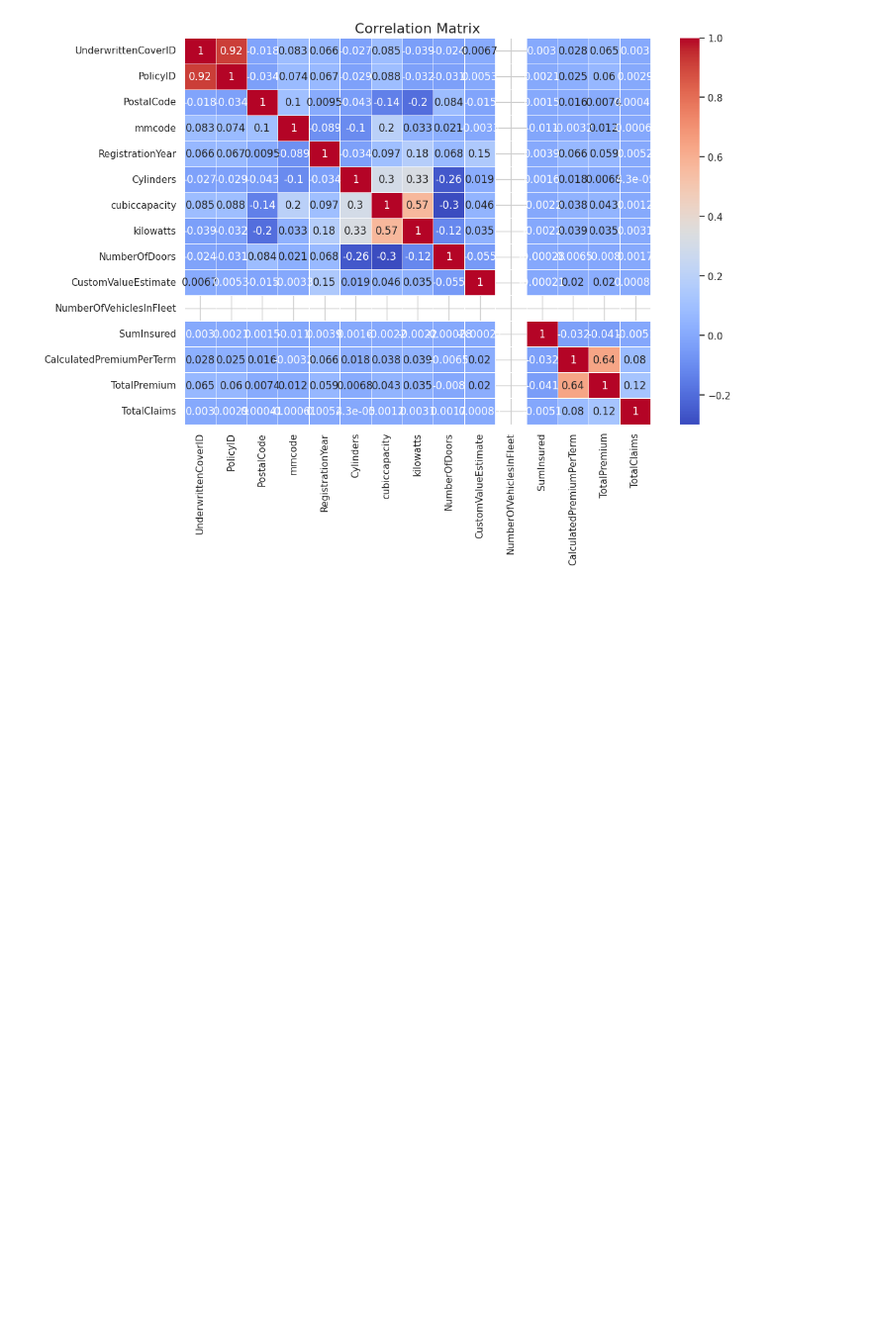
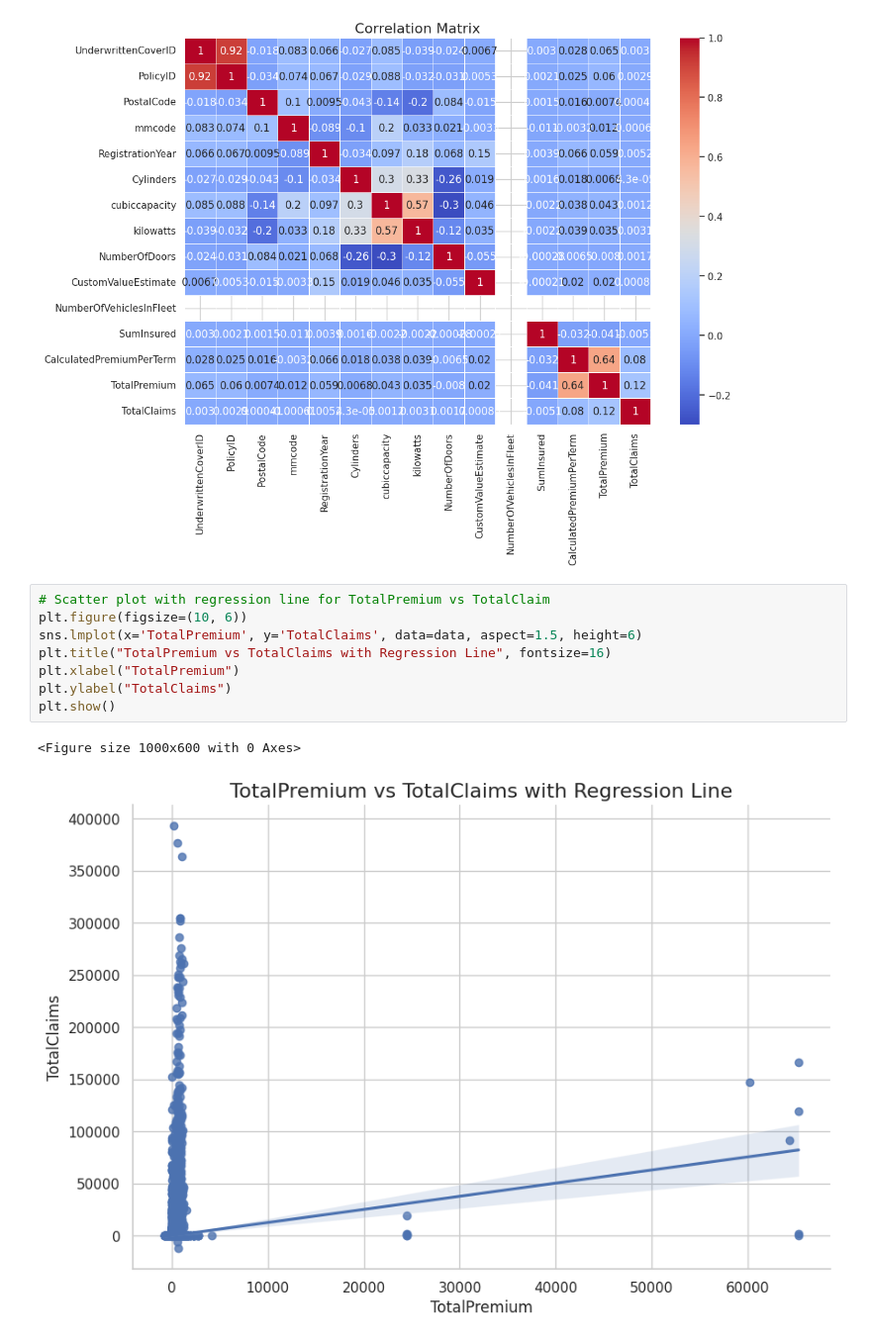
Before and after one commit to duresaguye/AlphaCare-Insurance-Solutions-data-analytics, a Jupyter notebook: notebook/EDA.ipynb, the cells around one changed output. Shown at 99% size. Drawn from its saved outputs; the diff is of its cells as text; blank space fills up the shorter version.

```diff
--- a/notebook/EDA.ipynb
+++ b/notebook/EDA.ipynb
@@ -197,3 +195,14 @@ plt.show()
 [figure]
 [figure]
 [figure]
+# %%
+# Scatter plot with regression line for TotalPremium vs TotalClaim
+plt.figure(figsize=(10, 6))
+sns.lmplot(x='TotalPremium', y='TotalClaims', data=data, aspect=1.5, height=6)
+plt.title("TotalPremium vs TotalClaims with Regression Line", fontsize=16)
+plt.xlabel("TotalPremium")
+plt.ylabel("TotalClaims")
+plt.show()
+# %% [output]
+<Figure size 1000x600 with 0 Axes>
+[figure, added]
```
Also changed, not shown: parts of 1 cell of this notebook, 2 other files.
